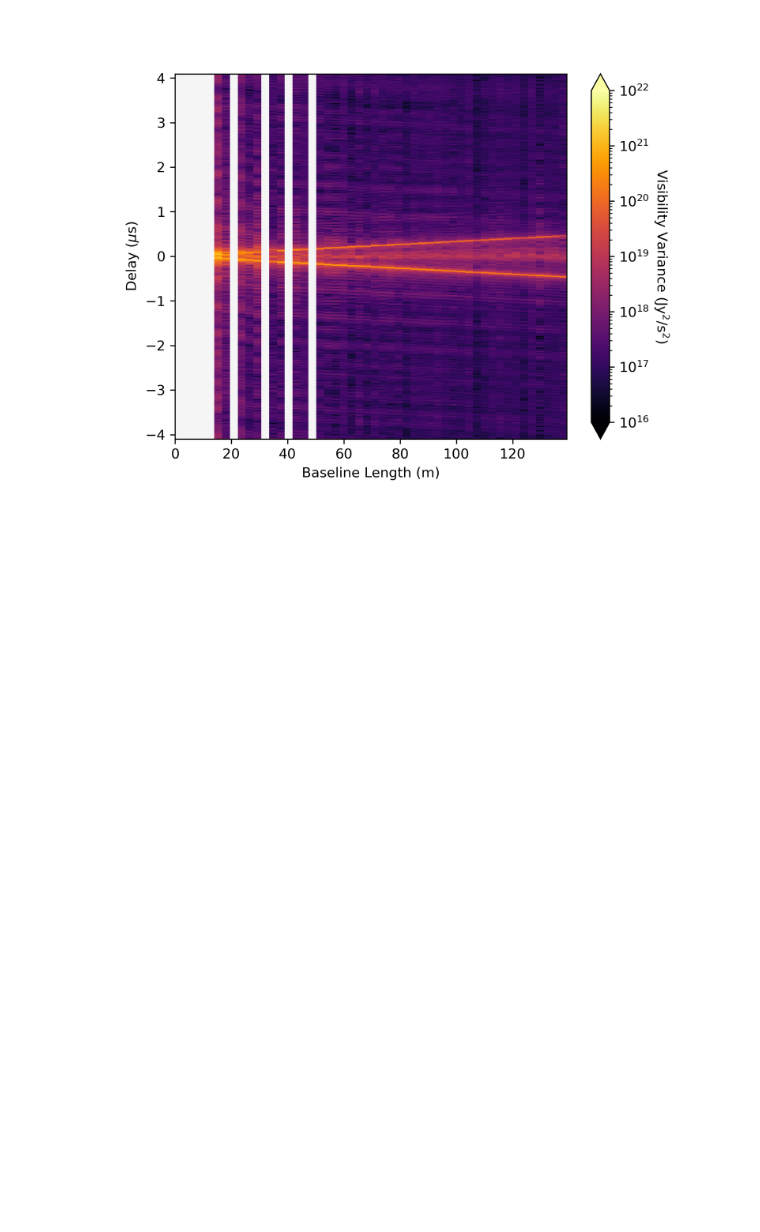
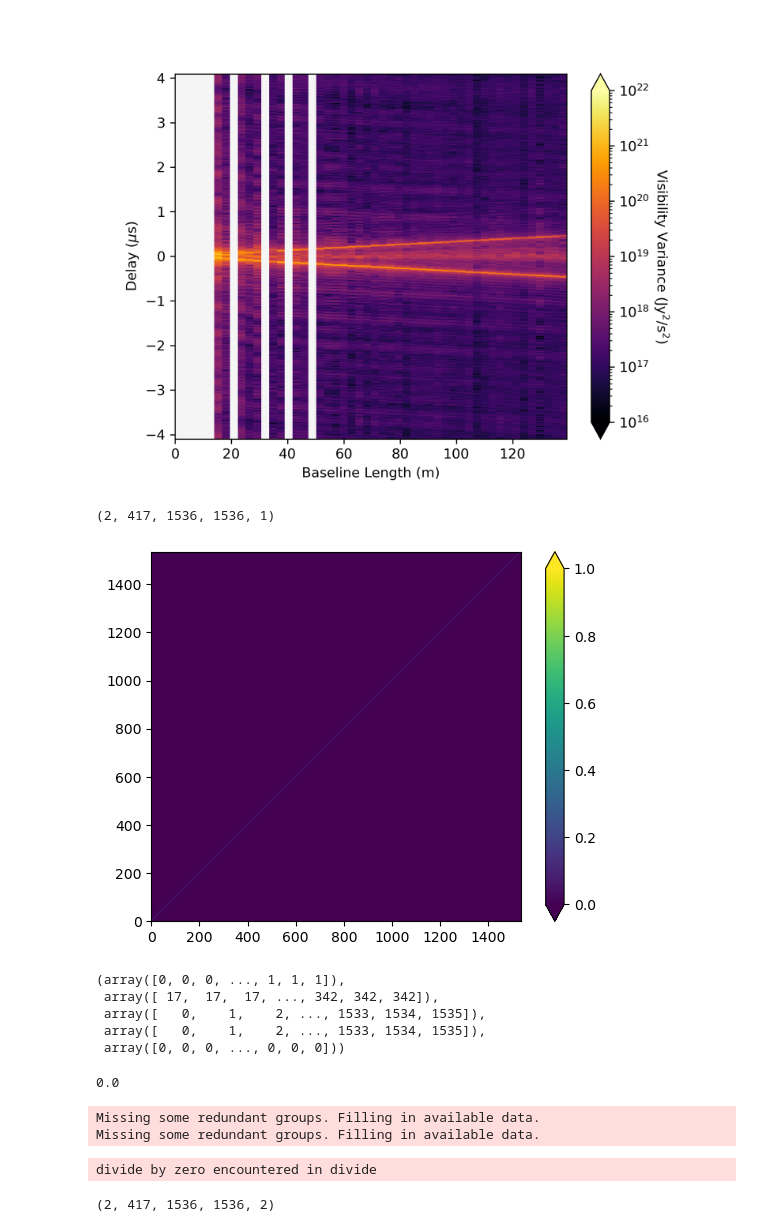
Before and after one commit to rlbyrne/rlb_hera, a Jupyter notebook: hera_data_viewer.ipynb, the cells around one changed output. Drawn from its saved outputs; the diff is of its cells as text; code cells hidden in the pictures; blank space fills up the shorter version.

```diff
--- a/hera_data_viewer.ipynb
+++ b/hera_data_viewer.ipynb
@@ -121,3 +115,68 @@ Image(
 )
 # %% [output]
 [figure]
+# %%
+cov_mat = np.load("/safepool/rbyrne/hera_abscal_Jun2024/dwcal_cov_matrix.npy")
+# %%
+np.shape(cov_mat)
+# %% [output]
+(2, 417, 1536, 1536, 1)
+# %%
+plt.imshow(np.abs(cov_mat[0,1,:,:,0]), interpolation=None, origin="lower", vmin=0, vmax=1)
+cbar = plt.colorbar(extend="both")
+# %% [output]
+[figure, added]
+# %%
+np.where(np.abs(cov_mat) == np.max(np.abs(cov_mat)))
+# %% [output]
+(array([0, 0, 0, ..., 1, 1, 1]),
+ array([ 17,  17,  17, ..., 342, 342, 342]),
+ array([   0,    1,    2, ..., 1533, 1534, 1535]),
+ array([   0,    1,    2, ..., 1533, 1534, 1535]),
+ array([0, 0, 0, ..., 0, 0, 0]))
+# %%
+np.max(np.abs(cov_mat - np.conj(np.transpose(cov_mat, axes=(0,1,3,2,4)))))
+# %% [output]
+0.0
+# %%
+data_path = f"/safepool/rbyrne/hera_data/H6C-data/2459861/zen.2459861.45004.sum.abs_calibrated.red_avg.uvh5"
+model_path = f"/safepool/rbyrne/hera_data/interpolated_models/zen.2459861.45004.sum.abs_calibrated.red_avg_model.uvfits"
+data = pyuvdata.UVData()
+data.read(data_path)
+model = pyuvdata.UVData()
+model.read(model_path)
+
+data.inflate_by_redundancy(use_grid_alg=True)
+model.inflate_by_redundancy(use_grid_alg=True)
+
+# Model does not include all baselines
+model_baselines = list(set(list(zip(model.ant_1_array, model.ant_2_array))))
+data_baselines = list(set(list(zip(data.ant_1_array, data.ant_2_array))))
+use_baselines = [
+    baseline
+    for baseline in model_baselines
+    if (baseline in data_baselines) or (baseline[::-1] in data_baselines)
+]
+use_polarizations = [
+    pol for pol in model.polarization_array if pol in data.polarization_array
+]
+data.select(bls=use_baselines, polarizations=use_polarizations)
+model.select(bls=use_baselines, polarizations=use_polarizations)
+
+# Align phasing
+data.phase_to_time(np.mean(data.time_array))
+model.phase_to_time(np.mean(data.time_array))
+
+data.compress_by_redundancy()
+model.compress_by_redundancy()
+# %% [output]
+Missing some redundant groups. Filling in available data.
+Missing some redundant groups. Filling in available data.
+# %%
+caldata_obj = caldata.CalData()
+caldata_obj.load_data(
+    data,
+    model,
+)
+# %% [output]
+divide by zero encountered in divide
@@ -123,0 +197,4 @@ Image(
+# %%
+np.shape(caldata_obj.dwcal_inv_covariance)
+# %% [output]
+(2, 417, 1536, 1536, 2)
```
Also changed, not shown: parts of 13 cells of this notebook, 1 other file.
